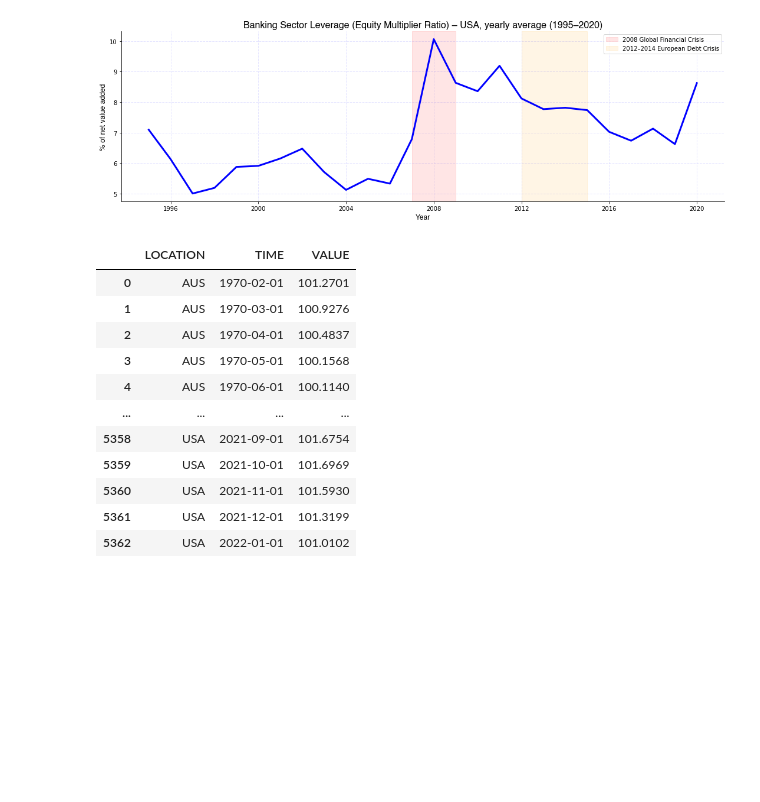
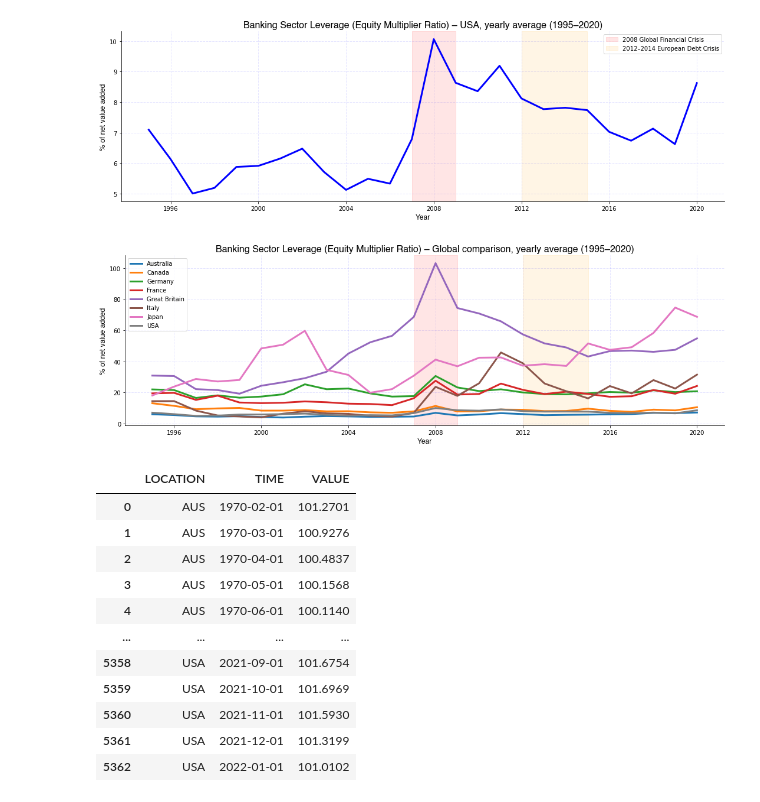
Before and after one commit to mnperic/globa-central-bank-interest-rates, a Jupyter notebook: global-economic-indicators.ipynb, the cells around one changed output. Drawn from its saved outputs; the diff is of its cells as text; code cells hidden in the pictures; blank space fills up the shorter version.

```diff
--- a/global-economic-indicators.ipynb
+++ b/global-economic-indicators.ipynb
@@ -420,6 +420,50 @@ plt.savefig("/Users/minoperic/Data Analytics/Data Investigations/global-economic
 plt.show()
 # %% [output]
 [figure]
+# %%
+# Comparison
+
+# Font families
+font_1 = {'family':'helvetica','color':'black','size':16}
+font_2 = {'family':'helvetica','color':'black','size':12}
+
+# Plot
+plt.figure(figsize=(15,5))
+plt.plot(aus_bsl_df['TIME'], aus_bsl_df['VALUE'], label="Australia", linewidth=3)
+plt.plot(can_bsl_df['TIME'], can_bsl_df['VALUE'], label="Canada", linewidth=3)
+plt.plot(deu_bsl_df['TIME'], deu_bsl_df['VALUE'], label="Germany", linewidth=3)
+plt.plot(fra_bsl_df['TIME'], fra_bsl_df['VALUE'], label="France", linewidth=3)
+plt.plot(gbr_bsl_df['TIME'], gbr_bsl_df['VALUE'], label="Great Britain", linewidth=3)
+plt.plot(ita_bsl_df['TIME'], ita_bsl_df['VALUE'], label="Italy", linewidth=3)
+plt.plot(jpn_bsl_df['TIME'], jpn_bsl_df['VALUE'], label="Japan", linewidth=3)
+plt.plot(usa_bsl_df['TIME'], usa_bsl_df['VALUE'], label="USA", linewidth=3)
+
+# Labels
+plt.title("Banking Sector Leverage (Equity Multiplier Ratio) – Global comparison, yearly average (1995–2020)", fontdict = font_1)
+plt.xlabel("Year", fontdict = font_2)
+plt.ylabel("% of net value added", fontdict = font_2)
+
+# Highlights
+
+plt.axvspan(date2num(datetime(2007,1,1)), date2num(datetime(2009,1,1)), color="red", alpha=0.1)
+
+plt.axvspan(date2num(datetime(2012,1,1)), date2num(datetime(2015,1,1)), color="orange", alpha=0.1)
+
+plt.legend()
+
+# Aesthetics
+
+matplotlib.pyplot.grid(visible=True, which='both', axis='both', color='blue', alpha=0.1, linestyle='--', linewidth=1)
+
+plt.gca().spines['top'].set_visible(False)
+plt.gca().spines['right'].set_visible(False)
+plt.tight_layout()
+
+# Save and show
+plt.savefig("/Users/minoperic/Data Analytics/Data Investigations/global-economic-indicators/Images/bsl_comparison.png", dpi=300)
+plt.show()
+# %% [output]
+[figure, added]
 # %%
 ## Business Confidence Index (BCI)
 # %%
```
Also changed, not shown: parts of 9 cells of this notebook, 9 other files.
